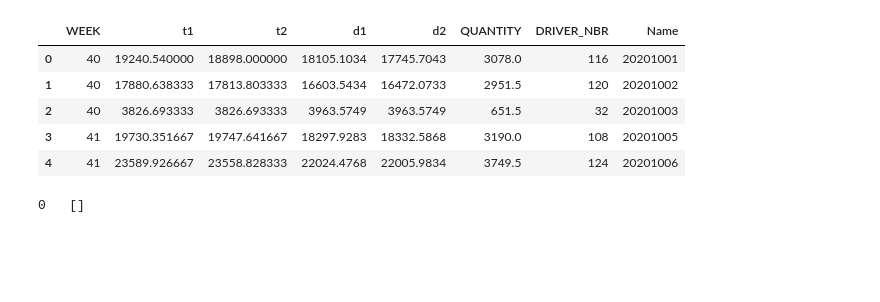
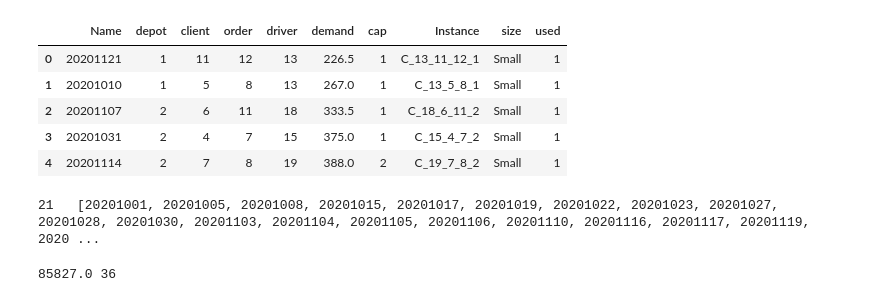
Before and after one commit to aliousmane/concrete-delivery-problem, a Jupyter notebook: result/cq/results_cq.ipynb, the cells around one changed output. Drawn from its saved outputs; the diff is of its cells as text; code cells hidden in the pictures; blank space fills up the shorter version.

```diff
--- a/result/cq/results_cq.ipynb
+++ b/result/cq/results_cq.ipynb
@@ -6,11 +9,14 @@ cq_results = pd.read_csv("stat_by_day.csv",sep=';',decimal=',')
 cq_results['Name'] = cq_results['DATE'].apply(lambda x: int(''.join(x.split('-'))))
 cq_results.sort_values(by="Name",ascending=True, inplace=True)
 cq_results.drop(columns=['DATE'],inplace=True)
-cq_results.head()
+# cq_results.head()
-# %% [output]
-|  | WEEK | t1 | t2 | d1 | d2 | QUANTITY | DRIVER_NBR | Name |
-| 0 | 40 | 19240.540000 | 18898.000000 | 18105.1034 | 17745.7043 | 3078.0 | 116 | 20201001 |
-| 1 | 40 | 17880.638333 | 17813.803333 | 16603.5434 | 16472.0733 | 2951.5 | 120 | 20201002 |
-| 2 | 40 | 3826.693333 | 3826.693333 | 3963.5749 | 3963.5749 | 651.5 | 32 | 20201003 |
-| 3 | 41 | 19730.351667 | 19747.641667 | 18297.9283 | 18332.5868 | 3190.0 | 108 | 20201005 |
-| 4 | 41 | 23589.926667 | 23558.828333 | 22024.4768 | 22005.9834 | 3749.5 | 124 | 20201006 |
+# %%
+instance = pd.read_excel("instances.xlsx")
+instance.head()
+# %% [output]
+|  | Name | depot | client | order | driver | demand | cap | Instance | size | used |
+| 0 | 20201121 | 1 | 11 | 12 | 13 | 226.5 | 1 | C_13_11_12_1 | Small | 1 |
+| 1 | 20201010 | 1 | 5 | 8 | 13 | 267.0 | 1 | C_13_5_8_1 | Small | 1 |
+| 2 | 20201107 | 2 | 6 | 11 | 18 | 333.5 | 1 | C_18_6_11_2 | Small | 1 |
+| 3 | 20201031 | 2 | 4 | 7 | 15 | 375.0 | 1 | C_15_4_7_2 | Small | 1 |
+| 4 | 20201114 | 2 | 7 | 8 | 19 | 388.0 | 2 | C_19_7_8_2 | Small | 1 |
@@ -17,8 +28,32 @@ cq_results.head()
 # %%
-my_results = pd.read_csv("results.csv",sep=';')
+my_results = pd.read_csv("results_LS.csv",sep=';')
 my_results.sort_values(by="Name",ascending=True, inplace=True)
 unsolved = list(dict.fromkeys(my_results[my_results['undeliveredCost']>0]['Name']))
 my_results = my_results[my_results['undeliveredCost']<1]
 print(len(unsolved),' ',  unsolved)
+# my_results = my_results[my_results['Name'].isin([20201010,20201021,20201107,20201017,20201031,20201109,20201026,20201121,20201126])]
+
+min_indices = my_results.groupby('Name')['travelCost'].idxmin()
+result_df = my_results.loc[min_indices]
 # %% [output]
-0   []
+21   [20201001, 20201005, 20201008, 20201015, 20201017, 20201019, 20201022, 20201023, 20201027, 20201028, 20201030, 20201103, 20201104, 20201105, 20201106, 20201110, 20201116, 20201117, 20201119, 2020 ...
+# %%
+LS = pd.read_csv("results_LS.csv",sep=';')
+LS.drop(['Date','Heure','Probleme','clientWaitingCost','MAX_OVERTIME',	'INTRA_ORDER_DELIVERY',
+         'INTER_ORDER_DELIVERY','FIRST_DEL_MAX_ARRIVAL','Depot','maxfirstDelivery','driverUsed'],axis=1,inplace=True)
+LS = LS[LS['undeliveredCost']<1]
+LS = LS.loc[LS.groupby('Name')['travelCost'].idxmin()]
+LS['Z_LS'] = LS.apply(lambda x: x.travelCost + x.undeliveredCost*1000+
+                      x.firstDeliveryCost*500 + x.underWorkCost*50+ x.overTimeCost*100,axis=1)
+# LS = LS[['Name','satisfiedCost', 'Z_LS']]
+print(LS['satisfiedCost'].sum(), LS.shape[0])
+GRASP = pd.read_csv("results_no_LS.csv",sep=';')
+GRASP.drop(['Date','Heure','Probleme','clientWaitingCost','MAX_OVERTIME',	'INTRA_ORDER_DELIVERY',
+         'INTER_ORDER_DELIVERY','FIRST_DEL_MAX_ARRIVAL','LOCAL_SEARCH','Depot','maxfirstDelivery','driverUsed'],axis=1,inplace=True)
+
+GRASP = GRASP.loc[GRASP.groupby('Name')['travelCost'].idxmin()]
+GRASP['Z'] = GRASP.apply(lambda x: x.travelCost + x.undeliveredCost*1000+
+                      x.firstDeliveryCost*500 + x.underWorkCost*50+ x.overTimeCost*100,axis=1)
+# GRASP = GRASP[['Name','satisfiedCost','Z']]
+# %% [output]
+85827.0 36
```
Also changed, not shown: parts of 16 cells of this notebook, 39 other files.
